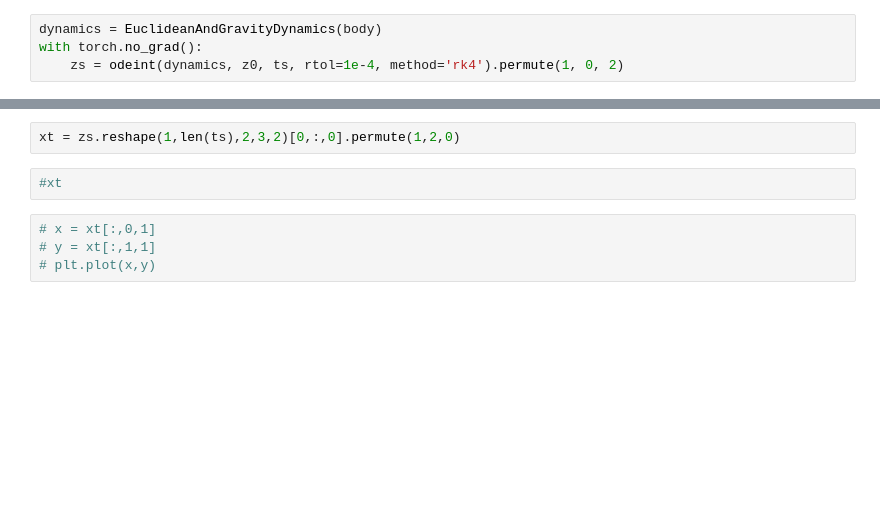
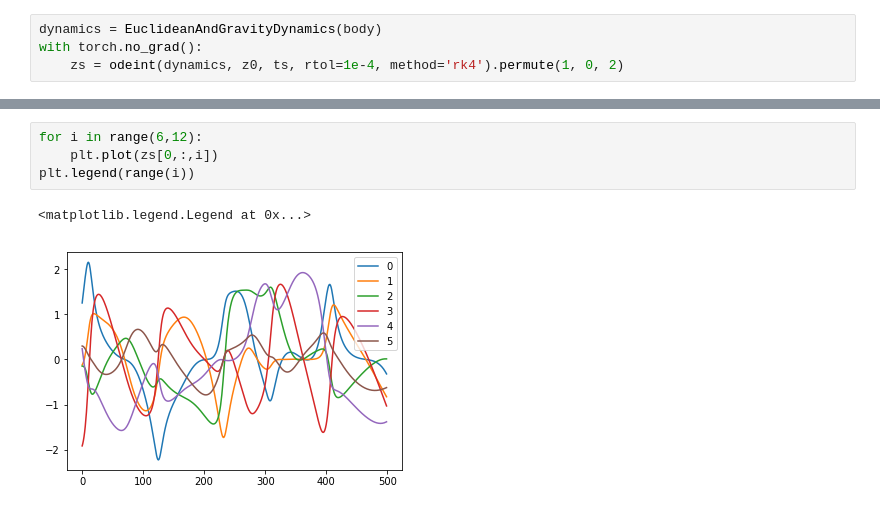
Before and after one commit to mfinzi/constrained-hamiltonian-neural-networks, a Jupyter notebook: pendulum.ipynb, the cells around one changed output, grey strips where cells are left out. Saved outputs shown, nothing was run; the diff lists cells and outputs as text; blank space fills up the shorter version.

```diff
--- a/pendulum.ipynb
+++ b/pendulum.ipynb
@@ -39,8 +41,7 @@ torch.Size([1, 100, 12])
-# %%
-xt = zs.reshape(1,len(ts),2,3,2)[0,:,0].permute(1,2,0)
-# %%
-#xt
-# %%
-# x = xt[:,0,1]
-# y = xt[:,1,1]
-# plt.plot(x,y)
+# %%
+for i in range(6,12):
+    plt.plot(zs[0,:,i])
+plt.legend(range(i))
+# %% [output]
+<matplotlib.legend.Legend at 0x...>
+[figure, added]
```
Also changed, not shown: parts of 13 cells of this notebook, 1 other file.
